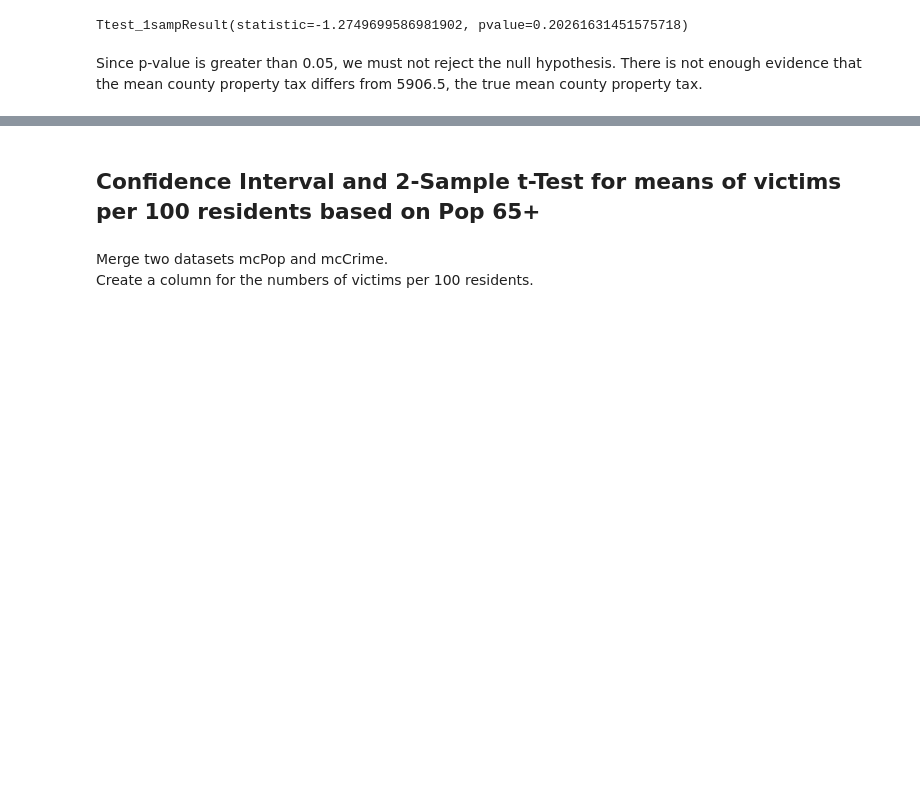
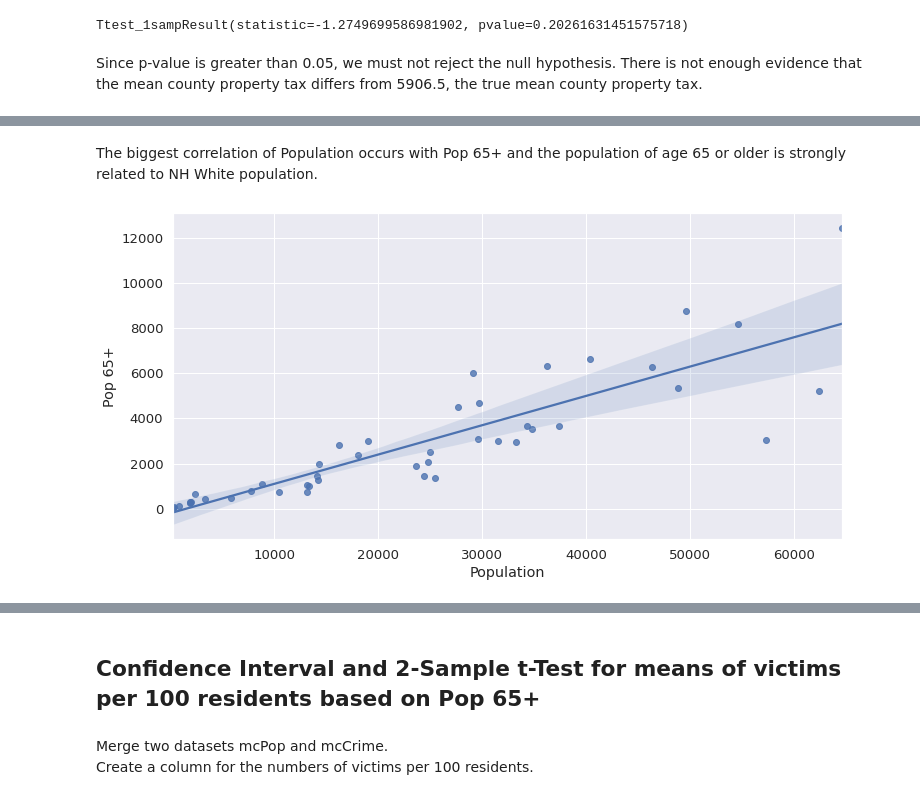
Before and after one commit to dspark0419/DATA-205, a Jupyter notebook: Project_Stat.ipynb, the cells around one changed output, grey strips where cells are left out. Saved outputs shown, nothing was run; the diff lists cells and outputs as text; code cells hidden in the pictures; blank space fills up the shorter version.

```diff
--- a/Project_Stat.ipynb
+++ b/Project_Stat.ipynb
@@ -155,0 +184,7 @@ Since p-value is greater than 0.05, we must not reject the null hypothesis. Ther
+# %% [markdown]
+The biggest correlation of Population occurs with Pop 65+ and the population of age 65 or older is strongly related to NH White population.
+# %%
+sns.regplot(data=mcPop, x='Population', y='Pop 65+')
+plt.show()
+# %% [output]
+[figure, added]
```
Also changed, not shown: parts of 17 cells of this notebook.
